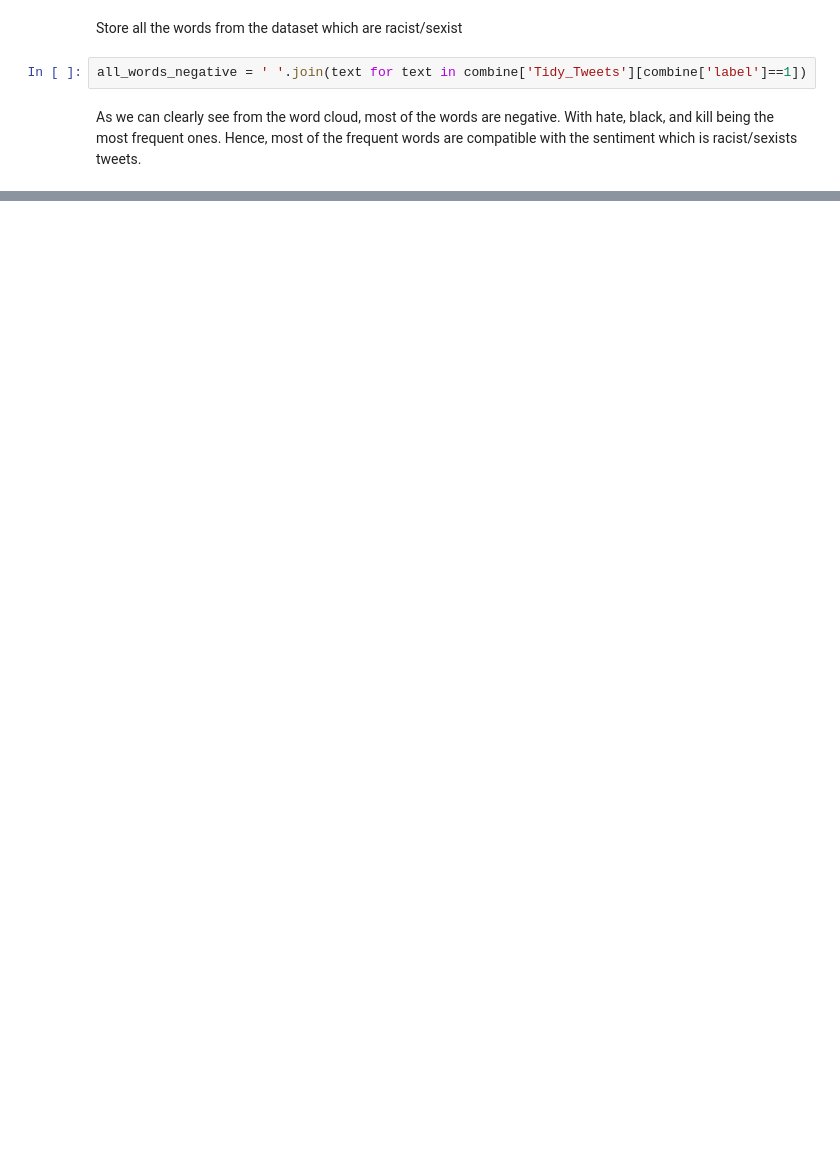
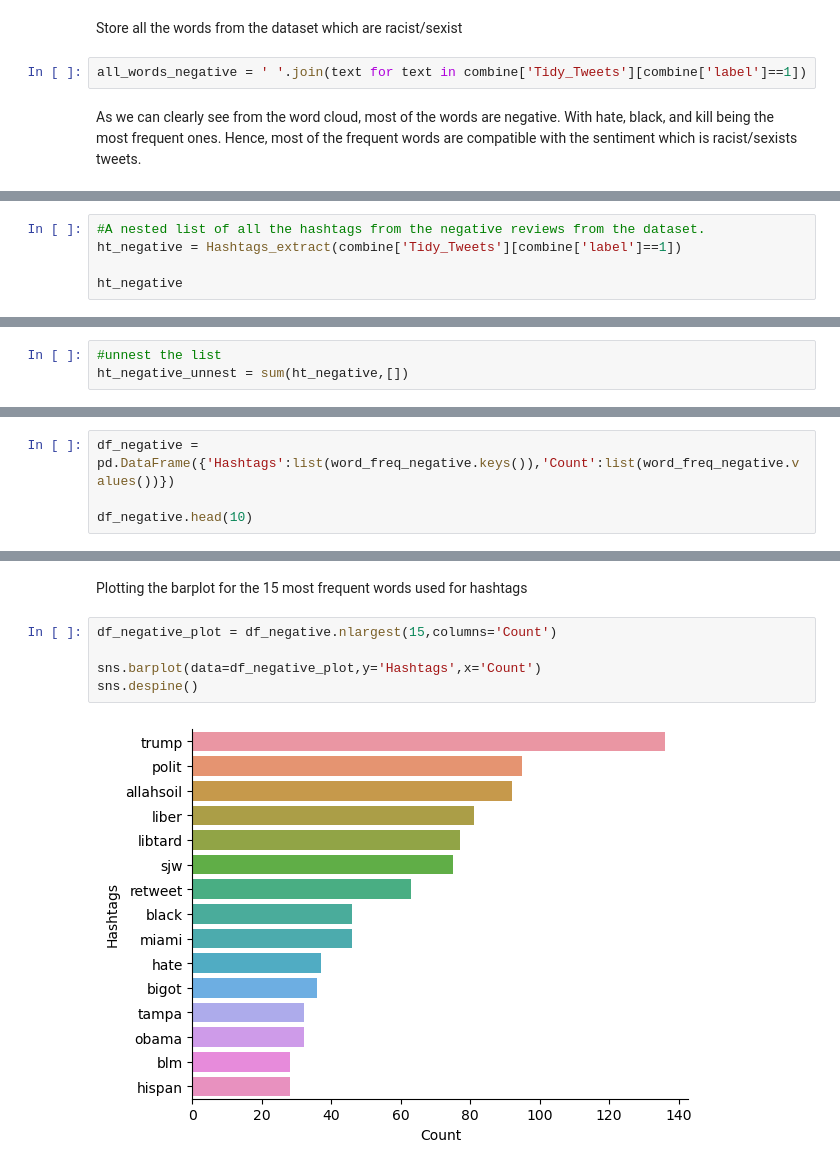
Before and after one commit to TedMwai/Text-Sentiment-Analysis, a Jupyter notebook: TwitterAnalysis.ipynb, the cells around one changed output, grey strips where cells are left out. Saved outputs shown, nothing was run; the diff lists cells and outputs as text; blank space fills up the shorter version.

```diff
--- a/TwitterAnalysis.ipynb
+++ b/TwitterAnalysis.ipynb
@@ -209,0 +251,5 @@ plt.show()
+# %%
+#A nested list of all the hashtags from the negative reviews from the dataset.
+ht_negative = Hashtags_extract(combine['Tidy_Tweets'][combine['label']==1])
+
+ht_negative
@@ -209,0 +274,3 @@ plt.show()
+# %%
+#unnest the list
+ht_negative_unnest = sum(ht_negative,[])
@@ -209,0 +322,4 @@ plt.show()
+# %%
+df_negative = pd.DataFrame({'Hashtags':list(word_freq_negative.keys()),'Count':list(word_freq_negative.values())})
+
+df_negative.head(10)
@@ -209,0 +338,9 @@ plt.show()
+# %% [markdown]
+Plotting the barplot for the 15 most frequent words used for hashtags
+# %%
+df_negative_plot = df_negative.nlargest(15,columns='Count')
+
+sns.barplot(data=df_negative_plot,y='Hashtags',x='Count')
+sns.despine()
+# %% [output]
+[figure, added]
```
Also changed, not shown: parts of 19 cells of this notebook.
